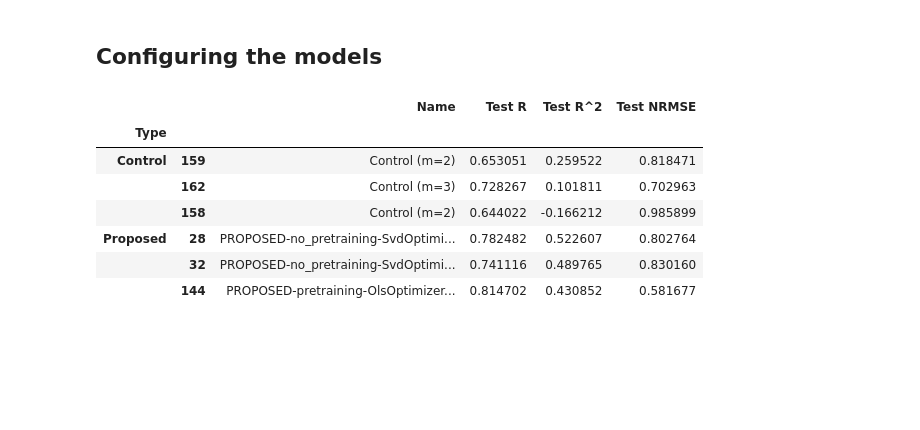
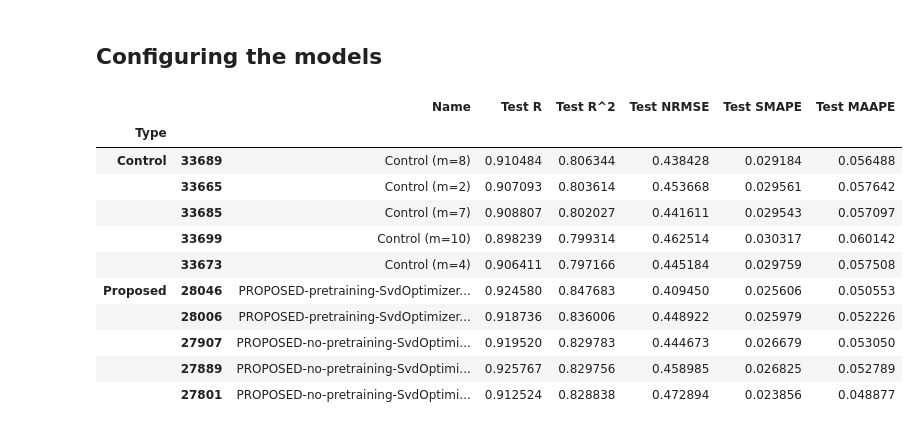
Before and after one commit to lichterberci/rbfar-ols, a Jupyter notebook: experiments.ipynb, the cells around one changed output. Saved outputs shown, nothing was run; the diff lists cells and outputs as text; code cells hidden in the pictures; blank space fills up the shorter version.

Commit message:
fine results of massive experiment :)

```diff
--- a/experiments.ipynb
+++ b/experiments.ipynb
@@ -94,39 +91,51 @@ Estimated dimension: 7
+# %%
+dim = 4
+tau = 1
 # %% [markdown]
 ## Configuring the models
 # %%
 configs = [
     *[
         ProposedMethodConfig(
-            approach="no_pretraining",
-            optimizer=SvdOptimizer(epsilon=0.05, alpha=alpha),
+            approach=approach,
+            optimizer=SvdOptimizer(epsilon=eps, alpha=alpha),
             m=m,
             post_tune=post_tune,
             n=dim,
             embedding_tau=tau,
         )
-        # for m in [2, 5, 10, 20, 30, 50, 100]
-        for m in [1, 2, 3, 4, 5, 6, 7, 8, 9, 10]
-        for alpha in [1e-4, 1e-2, 1e-1, 5e-1, 1, 2, 5]
+        for dim in [2, 3, 4, 5, 6]
+        for tau in [1, 2, 3]
+        for m in [1, 2, 3, 4, 5, 6, 7, 8, 9, 10, 15, 20]
+        for alpha in [1e-4, 1e-2, 1e-1, 5e-1, 1, 1.5, 2, 2.5, 5]
         for post_tune in [True, False]
+        for eps in [0.01, 0.05, 0.1, 0.2, 0.3]
+        for approach in ["pretraining", "no-pretraining"]
     ],
     *[
         ProposedMethodConfig(
-            approach="pretraining",
+            approach=approach,
             optimizer=OlsOptimizer(rho=rho),
-            m=100,
+            m=max_m,
             n=dim,
             embedding_tau=tau,
             post_tune=post_tune,
         )
+        for dim in [2, 3, 4, 5, 6]
+        for tau in [1, 2, 3]
+        for max_m in [10, 50, 80]
         for rho in [0.01, 0.05, 0.1, 0.2, 0.3, 0.4, 0.5]
         for post_tune in [True, False]
+        for approach in ["pretraining", "no-pretraining"]
     ],
 ]
 
 control_configs = [
-    ControlConfig(m=m, n=dim, embedding_tau=tau, lr=lr)
-    for m in [1, 2, 3, 4, 5, 6, 7, 8, 9, 10]
-    for lr in [1e-3, 1e-2, 1e-1]
+    ControlConfig(m=m, n=dim, embedding_tau=tau, lr=lr, sigma_global=True)
+    for dim in [2, 3, 4, 5, 6]
+    for tau in [1, 2, 3]
+    for m in [1, 2, 3, 4, 5, 6, 7, 8, 9, 10, 15, 20]
+    for lr in [1e-3, 1e-2, 5e-2, 1e-1]
 ]
 # %%
 proposed_results, control_results = run_comparison_experiments(
@@ -151,6 +160,8 @@ results_df = pd.DataFrame(
         "Test R": [],
         "Test R^2": [],
         "Test NRMSE": [],
+        "Test SMAPE": [],
+        "Test MAAPE": []
     }
 )
 
@@ -164,12 +175,14 @@ for res in proposed_results:
         {
             "Type": ["Proposed"],
             "Name": [
-                f"{res.method_name} (m={res.metadata['total_centers']}, alpha={res.metadata['optimizer_params']['_alpha']})" if res.metadata["optimizer_type"] == "SvdOptimizer" else
-                f"{res.method_name} (|C|={res.metadata['selected_centers']}, rho={res.metadata['optimizer_params']['_rho']})"
+                f"{res.method_name} (m={res.metadata['total_centers']}, alpha={res.metadata['optimizer_params']['_alpha']}, tuned={res.metadata['post_tuned']})" if res.metadata["optimizer_type"] == "SvdOptimizer" else
+                f"{res.method_name} (|C|={res.metadata['selected_centers']}, rho={res.metadata['optimizer_params']['_rho']} tuned={res.metadata['post_tuned']})"
             ],
             "Test R": [test_metrics.pearson_correlation_coefficient()],
             "Test R^2": [test_metrics.R2()],
             "Test NRMSE": [test_metrics.normalized_root_mean_square_error()],
+            "Test SMAPE": [test_metrics.symmetric_mean_absolute_percentage_error()],
+            "Test MAAPE": [test_metrics.mean_arctangent_absolute_percentage_error()]
         }
     )
     results_df = pd.concat([results_df, new_row], ignore_index=True)
@@ -187,6 +200,8 @@ for res in control_results:
             "Test R": [control_test_metrics.pearson_correlation_coefficient()],
             "Test R^2": [control_test_metrics.R2()],
             "Test NRMSE": [control_test_metrics.normalized_root_mean_square_error()],
+            "Test SMAPE": [control_test_metrics.symmetric_mean_absolute_percentage_error()],
+            "Test MAAPE": [control_test_metrics.mean_arctangent_absolute_percentage_error()]
         }
     )
     results_df = pd.concat([results_df, new_row], ignore_index=True)
@@ -194,16 +209,20 @@ for res in control_results:
 PROPOSED_MODEL_SELECTION_CRITERION = "Test R^2"
 PROPOSED_MODEL_SELECTION_CRITERION_SHOULD_MAXIMIZE = True
 # %%
-results_df.groupby("Type")[results_df.columns].apply(lambda x: x.sort_values(by=PROPOSED_MODEL_SELECTION_CRITERION, ascending=not PROPOSED_MODEL_SELECTION_CRITERION_SHOULD_MAXIMIZE).drop(columns=["Type"]).head(3))
+results_df.groupby("Type")[results_df.columns].apply(lambda x: x.sort_values(by=PROPOSED_MODEL_SELECTION_CRITERION, ascending=not PROPOSED_MODEL_SELECTION_CRITERION_SHOULD_MAXIMIZE).drop(columns=["Type"]).head(5))
 # %% [output]
-|  |  | Name | Test R | Test R^2 | Test NRMSE |
-| Type |  |  |  |  |  |
-| Control | 159 | Control (m=2) | 0.653051 | 0.259522 | 0.818471 |
-|  | 162 | Control (m=3) | 0.728267 | 0.101811 | 0.702963 |
-|  | 158 | Control (m=2) | 0.644022 | -0.166212 | 0.985899 |
-| Proposed | 28 | PROPOSED-no_pretraining-SvdOptimi... | 0.782482 | 0.522607 | 0.802764 |
-|  | 32 | PROPOSED-no_pretraining-SvdOptimi... | 0.741116 | 0.489765 | 0.830160 |
-|  | 144 | PROPOSED-pretraining-OlsOptimizer... | 0.814702 | 0.430852 | 0.581677 |
+|  |  | Name | Test R | Test R^2 | Test NRMSE | Test SMAPE | Test MAAPE |
+| Type |  |  |  |  |  |  |  |
+| Control | 33689 | Control (m=8) | 0.910484 | 0.806344 | 0.438428 | 0.029184 | 0.056488 |
+|  | 33665 | Control (m=2) | 0.907093 | 0.803614 | 0.453668 | 0.029561 | 0.057642 |
+|  | 33685 | Control (m=7) | 0.908807 | 0.802027 | 0.441611 | 0.029543 | 0.057097 |
+|  | 33699 | Control (m=10) | 0.898239 | 0.799314 | 0.462514 | 0.030317 | 0.060142 |
+|  | 33673 | Control (m=4) | 0.906411 | 0.797166 | 0.445184 | 0.029759 | 0.057508 |
+| Proposed | 28046 | PROPOSED-pretraining-SvdOptimizer... | 0.924580 | 0.847683 | 0.409450 | 0.025606 | 0.050553 |
+|  | 28006 | PROPOSED-pretraining-SvdOptimizer... | 0.918736 | 0.836006 | 0.448922 | 0.025979 | 0.052226 |
+|  | 27907 | PROPOSED-no-pretraining-SvdOptimi... | 0.919520 | 0.829783 | 0.444673 | 0.026679 | 0.053050 |
+|  | 27889 | PROPOSED-no-pretraining-SvdOptimi... | 0.925767 | 0.829756 | 0.458985 | 0.026825 | 0.052789 |
+|  | 27801 | PROPOSED-no-pretraining-SvdOptimi... | 0.912524 | 0.828838 | 0.472894 | 0.023856 | 0.048877 |
 # %%
 print(f"Best proposed model is: {results_df.sort_values(by=["Type", PROPOSED_MODEL_SELECTION_CRITERION], ascending=[False, not PROPOSED_MODEL_SELECTION_CRITERION_SHOULD_MAXIMIZE]).head(1)["Name"].values[0]}")
 # %% [output]
```
Also changed, not shown: parts of 3 cells of this notebook.
